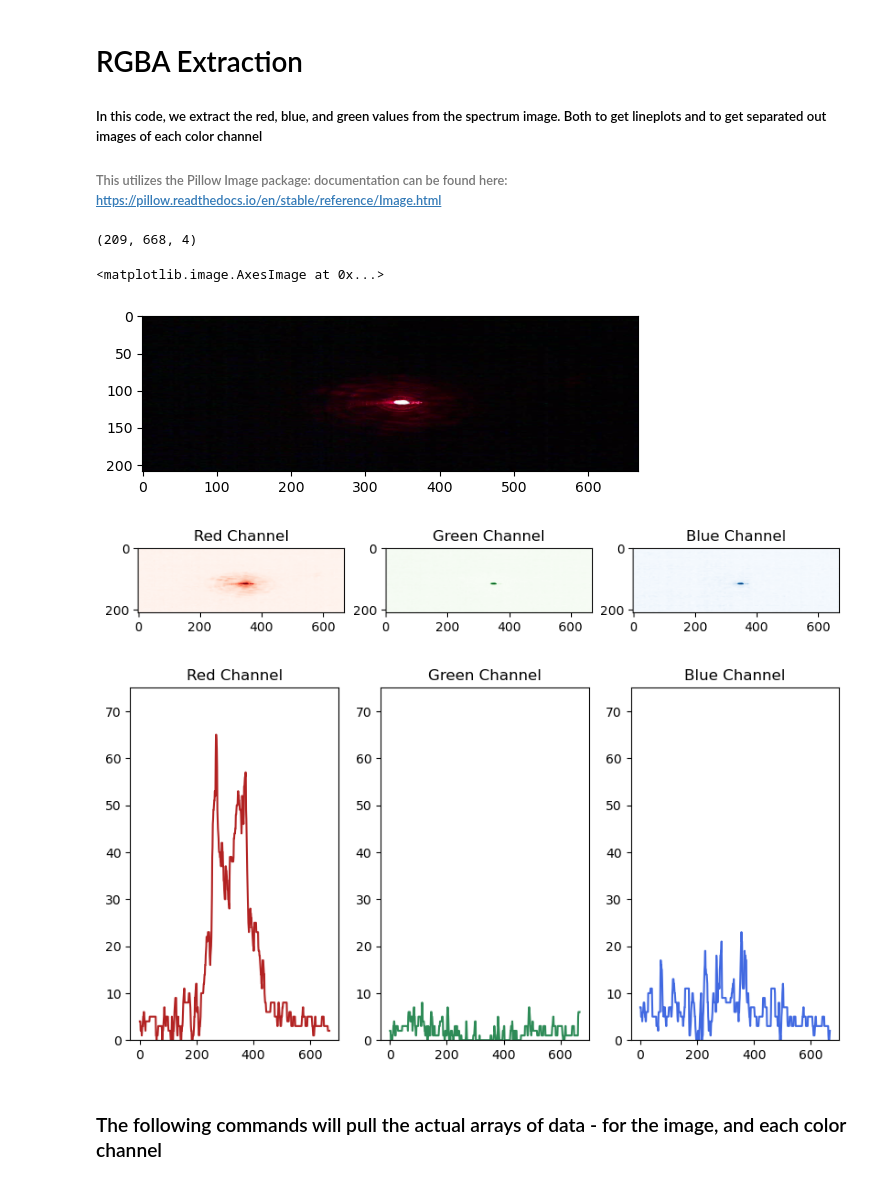
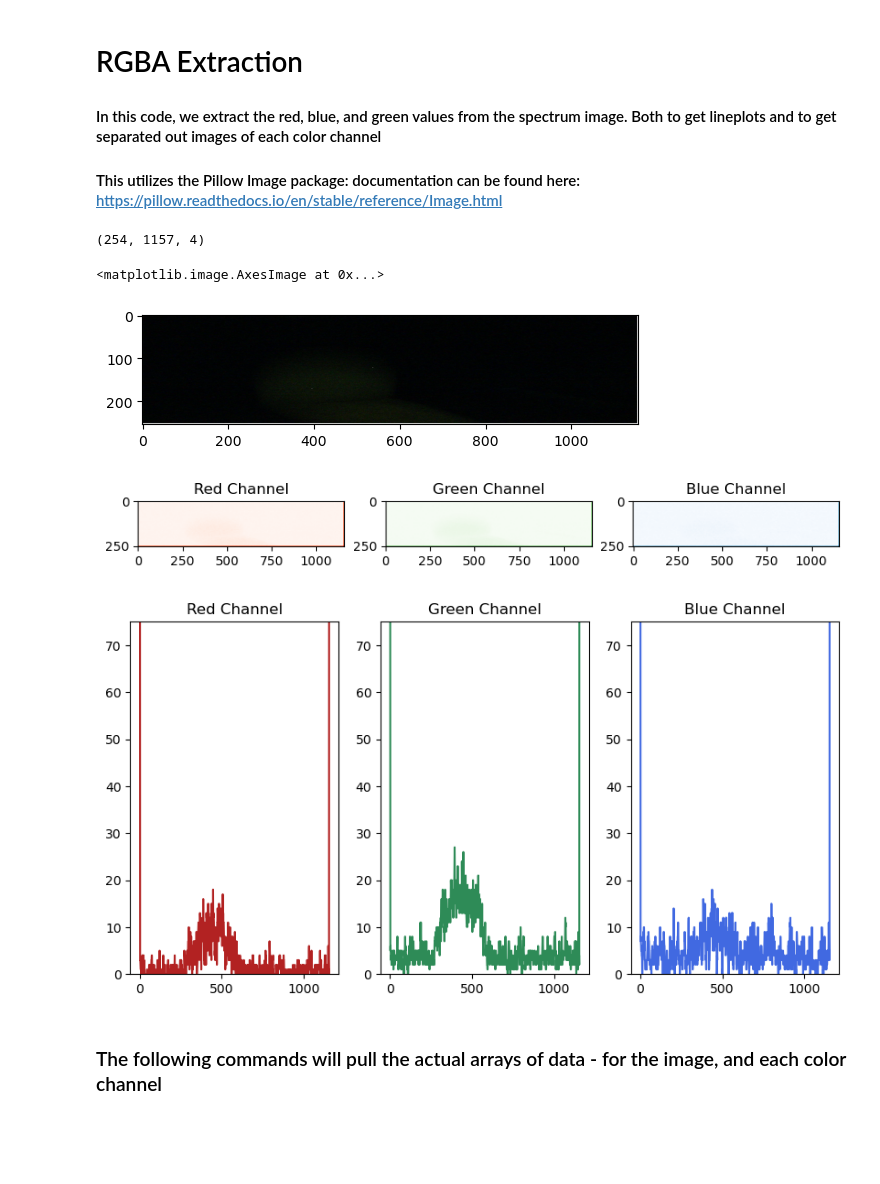
Before and after one commit to aelieber1/Lab601_SpectrometerProject, a Jupyter notebook: RGBA_Extraction.ipynb, the cells around one changed output. Saved outputs shown, nothing was run; the diff lists cells and outputs as text; code cells hidden in the pictures; blank space fills up the shorter version.

```diff
--- a/RGBA_Extraction.ipynb
+++ b/RGBA_Extraction.ipynb
@@ -1,26 +1,28 @@
 # %% [markdown]
 # RGBA Extraction
 
-##### In this code, we extract the red, blue, and green values from the spectrum image. Both to get lineplots and to get separated out images of each color channel
+#### In this code, we extract the red, blue, and green values from the spectrum image. Both to get lineplots and to get separated out images of each color channel
 
-###### This utilizes the Pillow Image package: documentation can be found here: https://pillow.readthedocs.io/en/stable/reference/Image.html
+#### This utilizes the Pillow Image package: documentation can be found here: https://pillow.readthedocs.io/en/stable/reference/Image.html
 # %%
 """ Import Packages """
 import imageio.v3 as iio
 import matplotlib.pyplot as plt
 import numpy as np
 
 """ Reading in Image """
-img_path = "/Users/ashleylieber/Downloads/0_14.png"
-#img_path = "/Users/ashleylieber/Downloads/0_21.png"
+#img_path = "/Users/ashleylieber/Downloads/0_14.png"   # Red laser
+#img_path = "/Users/ashleylieber/Downloads/0_21.png"   # Green laser
+img_path = "/Users/ashleylieber/Downloads/0_29.png"    # Lightbulb (not sure if white LED or incandescent)
+
 img = iio.imread(img_path)
 print(img.shape)
 #print(img)
 plt.imshow(img)
 # %% [output]
-(209, 668, 4)
+(254, 1157, 4)
 <matplotlib.image.AxesImage at 0x...>
-[figure, old version]
+[figure, new version]
 # %%
 import matplotlib.pyplot as plt
 from PIL import Image
@@ -44,7 +46,7 @@ plt.imshow(b, cmap="Blues")
 plt.title("Blue Channel")
 plt.show()
 # %% [output]
-[figure, old version]
+[figure, new version]
 # %%
 import numpy as np
 import matplotlib.pyplot as plt
@@ -79,7 +81,7 @@ plt.title("Blue Channel")
 plt.ylim(0,75)
 plt.show()
 # %% [output]
-[figure, old version]
+[figure, new version]
 # %% [markdown]
 ### The following commands will pull the actual arrays of data - for the image, and each color channel
 # %%
```
Also changed, not shown: parts of 2 cells of this notebook, 3 other files.
